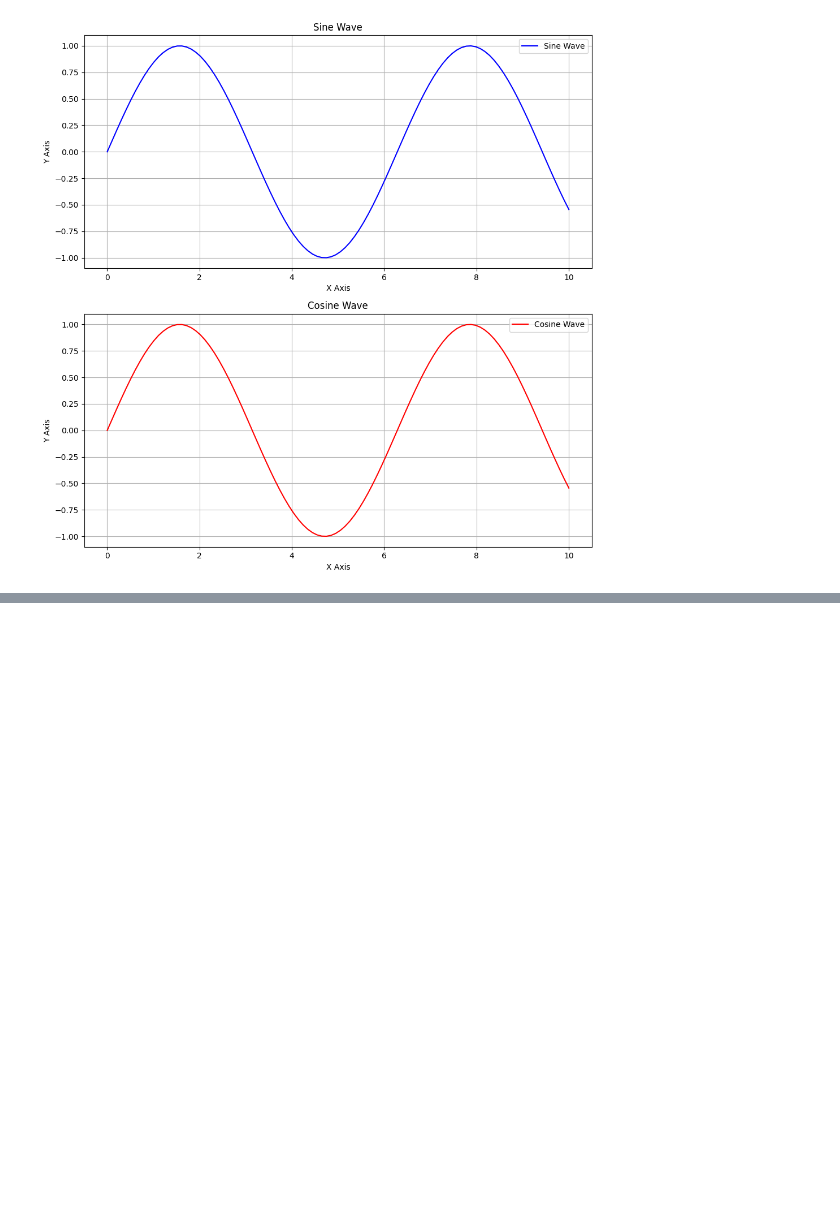
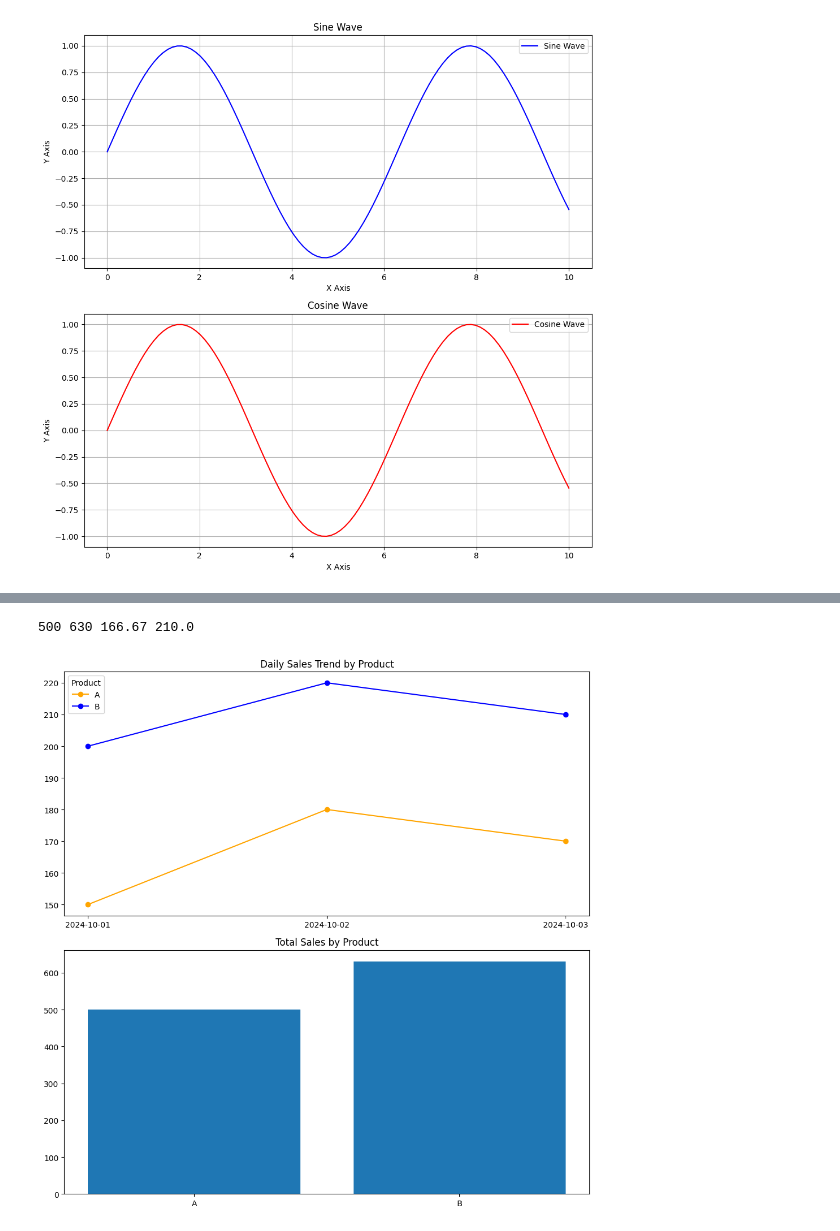
Before and after one commit to ha5804/Data_control, a Jupyter notebook: practice1_answer.ipynb, the cells around one changed output, grey strips where cells are left out. Saved outputs shown, nothing was run; the diff lists cells and outputs as text; code cells hidden in the pictures; blank space fills up the shorter version.

```diff
--- a/practice1_answer.ipynb
+++ b/practice1_answer.ipynb
@@ -74,0 +121,34 @@ plt.show()
+# %%
+data = {"Date": ["2024-10-01", "2024-10-01", "2024-10-02",
+                 "2024-10-02", "2024-10-03", "2024-10-03"],
+                 "Product" : ["A","B","A","B","A","B"],
+                 "Sales" : [150, 200, 180, 220, 170, 210]}
+df = pd.DataFrame(data)
+
+sales = df.groupby("Product")["Sales"].sum()
+a, b = sales
+
+sales_a = df.groupby("Product")["Sales"].sum()["A"]
+sales_b = df.groupby("Product")["Sales"].sum()["B"]
+
+
+mean_a = df.groupby("Product")["Sales"].mean()["A"]
+mean_b = df.groupby("Product")["Sales"].mean()["B"]
+print(sales_a,sales_b,f"{mean_a:.2f}",mean_b)
+
+A = df[df["Product"] == "A"]
+B = df[df["Product"] == "B"]
+
+fig, (ax1, ax2) = plt.subplots(2, 1, figsize = (10,10))
+ax1.plot(A["Date"], A["Sales"], color = "orange", marker = 'o', label = "A")
+ax1.plot(B["Date"], B["Sales"], color = "blue", marker = 'o', label = "B")
+ax1.set_title("Daily Sales Trend by Product")
+ax1.legend(title = "Product")
+
+ax2.bar(["A", "B"], [sales_a, sales_b])
+ax2.set_title("Total Sales by Product")
+plt.tight_layout()
+plt.show()
+# %% [output]
+500 630 166.67 210.0
+[figure, added]
```
Also changed, not shown: parts of 4 cells of this notebook.
